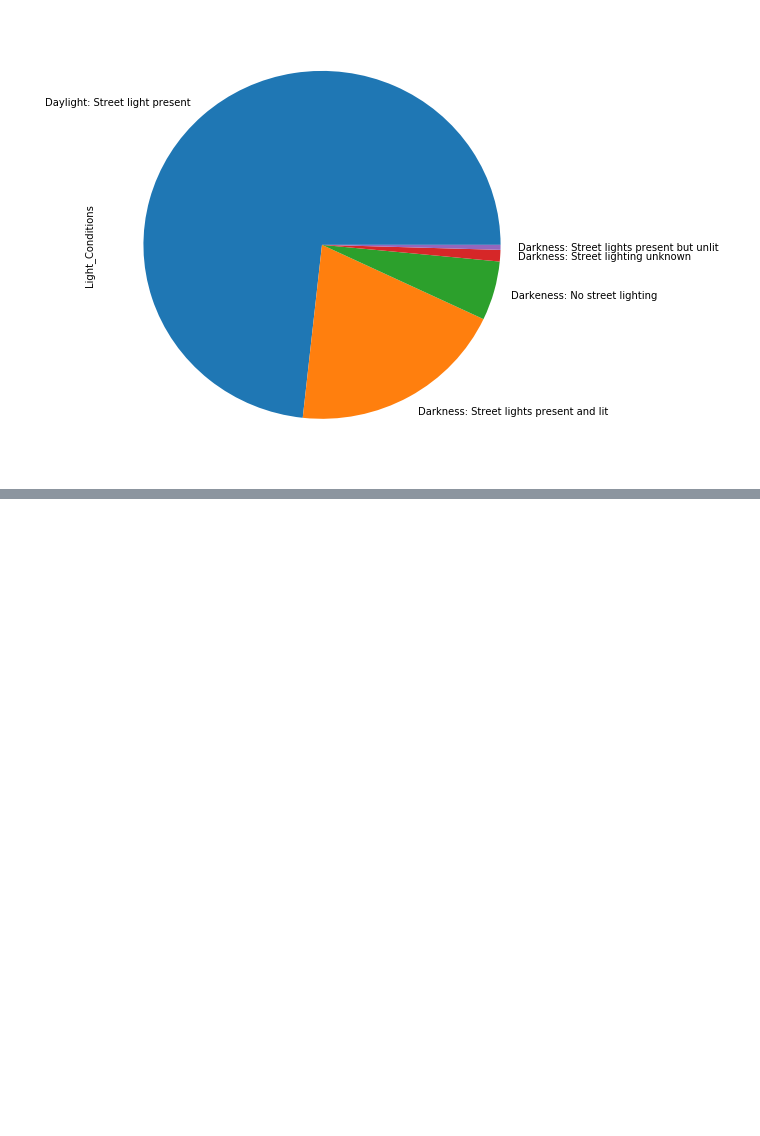
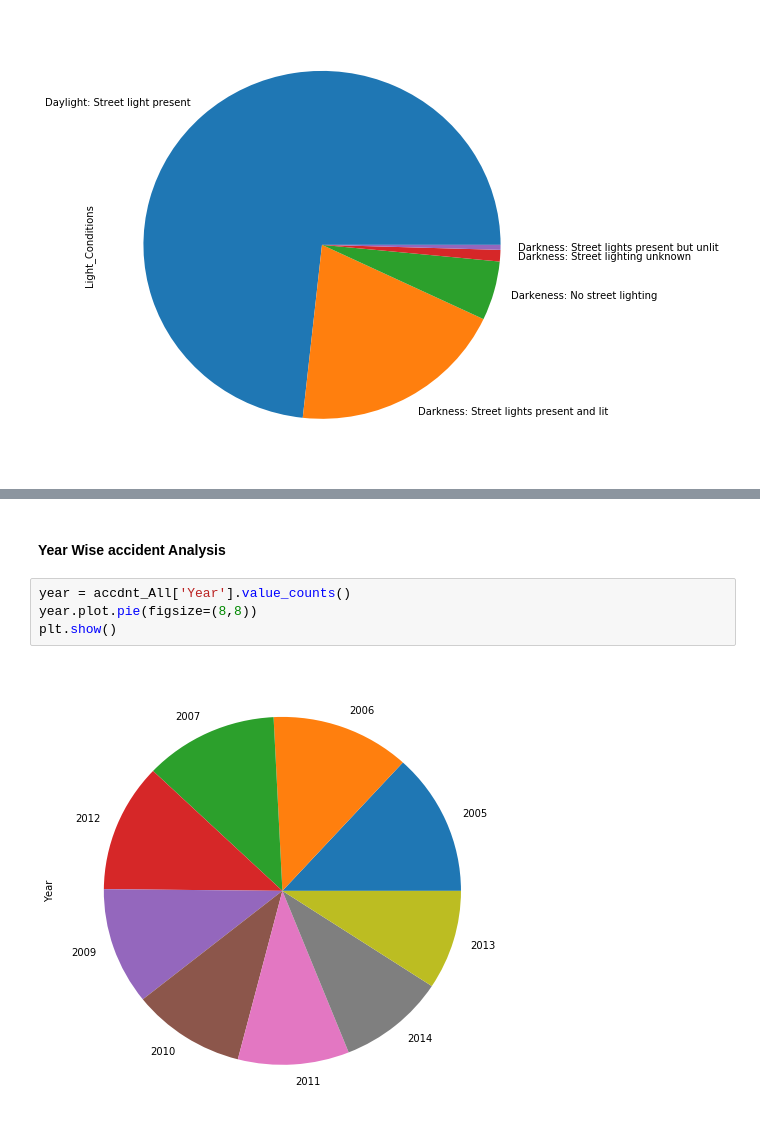
Before and after one commit to ArshadKhurshid/UK-Accident-History, a Jupyter notebook: UKAccident.ipynb, the cells around one changed output, grey strips where cells are left out. Saved outputs shown, nothing was run; the diff lists cells and outputs as text; blank space fills up the shorter version.

```diff
--- a/UKAccident.ipynb
+++ b/UKAccident.ipynb
@@ -128,0 +131,8 @@ plt.show()
+# %% [markdown]
+#### Year Wise accident Analysis
+# %%
+year = accdnt_All['Year'].value_counts()
+year.plot.pie(figsize=(8,8))
+plt.show()
+# %% [output]
+[figure, added]
```
Also changed, not shown: parts of 3 cells of this notebook.
